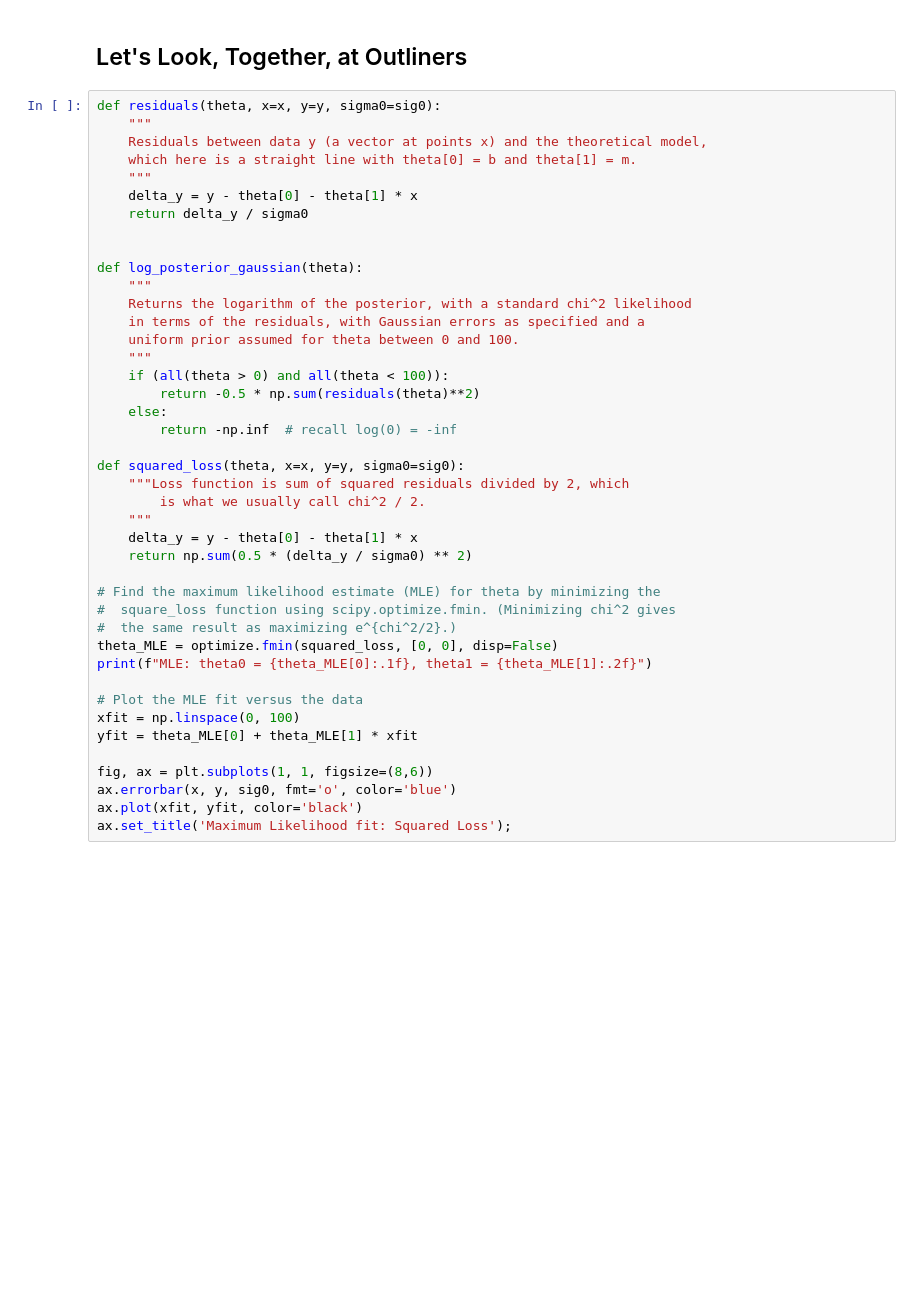
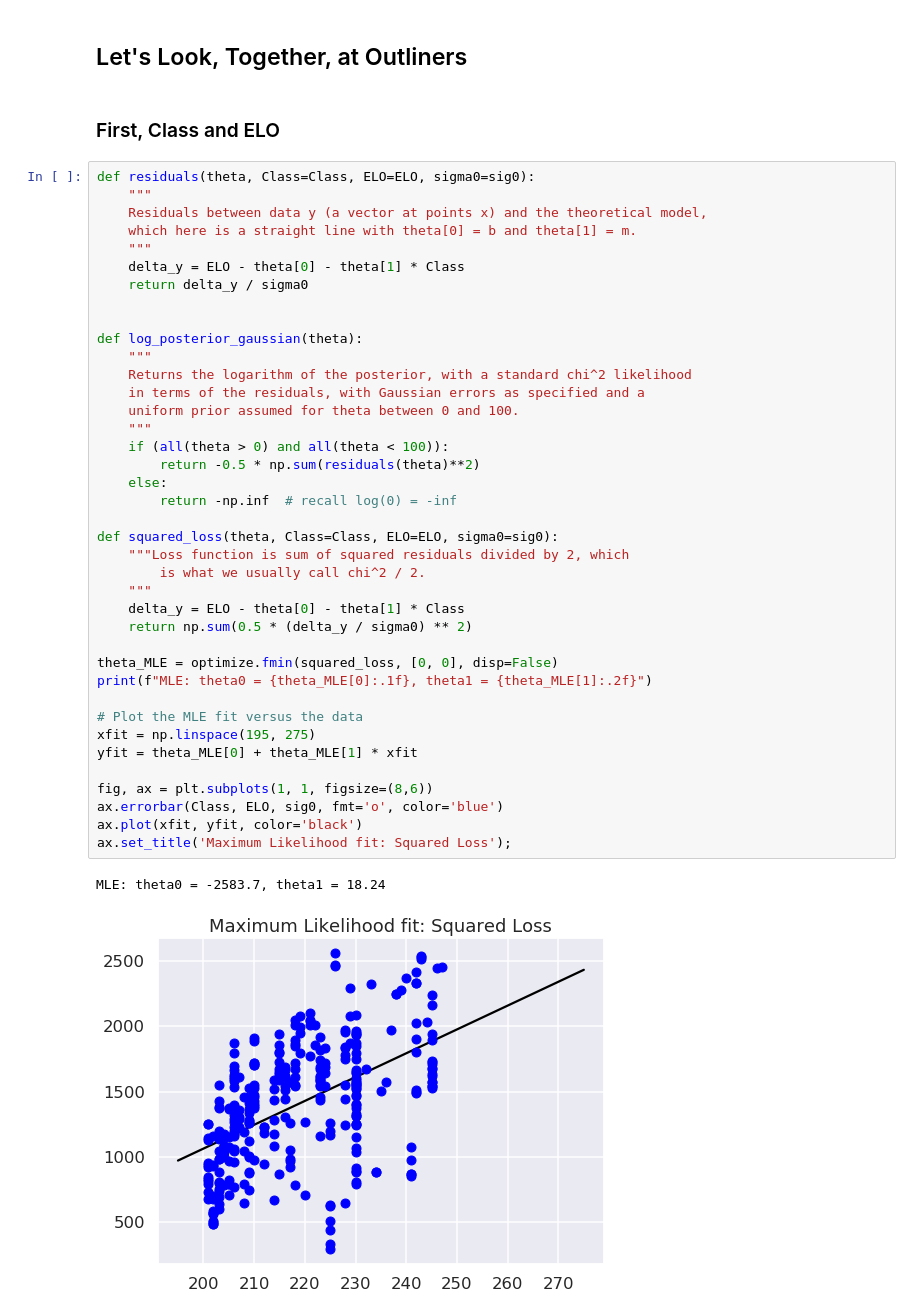
Before and after one commit to cthomps9/Bayes-Final-Project, a Jupyter notebook: Final Project/Cristopher_Thompson_FInal_Project_Pokemon.ipynb, the cells around one changed output. Saved outputs shown, nothing was run; the diff lists cells and outputs as text; blank space fills up the shorter version.

```diff
--- a/Final Project/Cristopher_Thompson_FInal_Project_Pokemon.ipynb
+++ b/Final Project/Cristopher_Thompson_FInal_Project_Pokemon.ipynb
@@ -58,44 +64,46 @@ e = sig0*np.ones_like(y)
 # %% [markdown]
 ## Let's Look, Together, at Outliners
+# %% [markdown]
+### First, Class and ELO
 # %%
-def residuals(theta, x=x, y=y, sigma0=sig0):
+def residuals(theta, Class=Class, ELO=ELO, sigma0=sig0):
     """
     Residuals between data y (a vector at points x) and the theoretical model,
     which here is a straight line with theta[0] = b and theta[1] = m.
     """
-    delta_y = y - theta[0] - theta[1] * x
+    delta_y = ELO - theta[0] - theta[1] * Class
     return delta_y / sigma0
 
 
 def log_posterior_gaussian(theta):
     """
     Returns the logarithm of the posterior, with a standard chi^2 likelihood
     in terms of the residuals, with Gaussian errors as specified and a
     uniform prior assumed for theta between 0 and 100.
     """
     if (all(theta > 0) and all(theta < 100)):
         return -0.5 * np.sum(residuals(theta)**2)
     else:
         return -np.inf  # recall log(0) = -inf
 
-def squared_loss(theta, x=x, y=y, sigma0=sig0):
+def squared_loss(theta, Class=Class, ELO=ELO, sigma0=sig0):
     """Loss function is sum of squared residuals divided by 2, which
         is what we usually call chi^2 / 2.
     """
-    delta_y = y - theta[0] - theta[1] * x
+    delta_y = ELO - theta[0] - theta[1] * Class
     return np.sum(0.5 * (delta_y / sigma0) ** 2)
 
-# Find the maximum likelihood estimate (MLE) for theta by minimizing the
-#  square_loss function using scipy.optimize.fmin. (Minimizing chi^2 gives
-#  the same result as maximizing e^{chi^2/2}.)
 theta_MLE = optimize.fmin(squared_loss, [0, 0], disp=False)
 print(f"MLE: theta0 = {theta_MLE[0]:.1f}, theta1 = {theta_MLE[1]:.2f}")
 
 # Plot the MLE fit versus the data
-xfit = np.linspace(0, 100)
+xfit = np.linspace(195, 275)
 yfit = theta_MLE[0] + theta_MLE[1] * xfit
 
 fig, ax = plt.subplots(1, 1, figsize=(8,6))
-ax.errorbar(x, y, sig0, fmt='o', color='blue')
+ax.errorbar(Class, ELO, sig0, fmt='o', color='blue')
 ax.plot(xfit, yfit, color='black')
 ax.set_title('Maximum Likelihood fit: Squared Loss');
+# %% [output]
+MLE: theta0 = -2583.7, theta1 = 18.24
+[figure, added]
```
Also changed, not shown: parts of 14 cells of this notebook.
